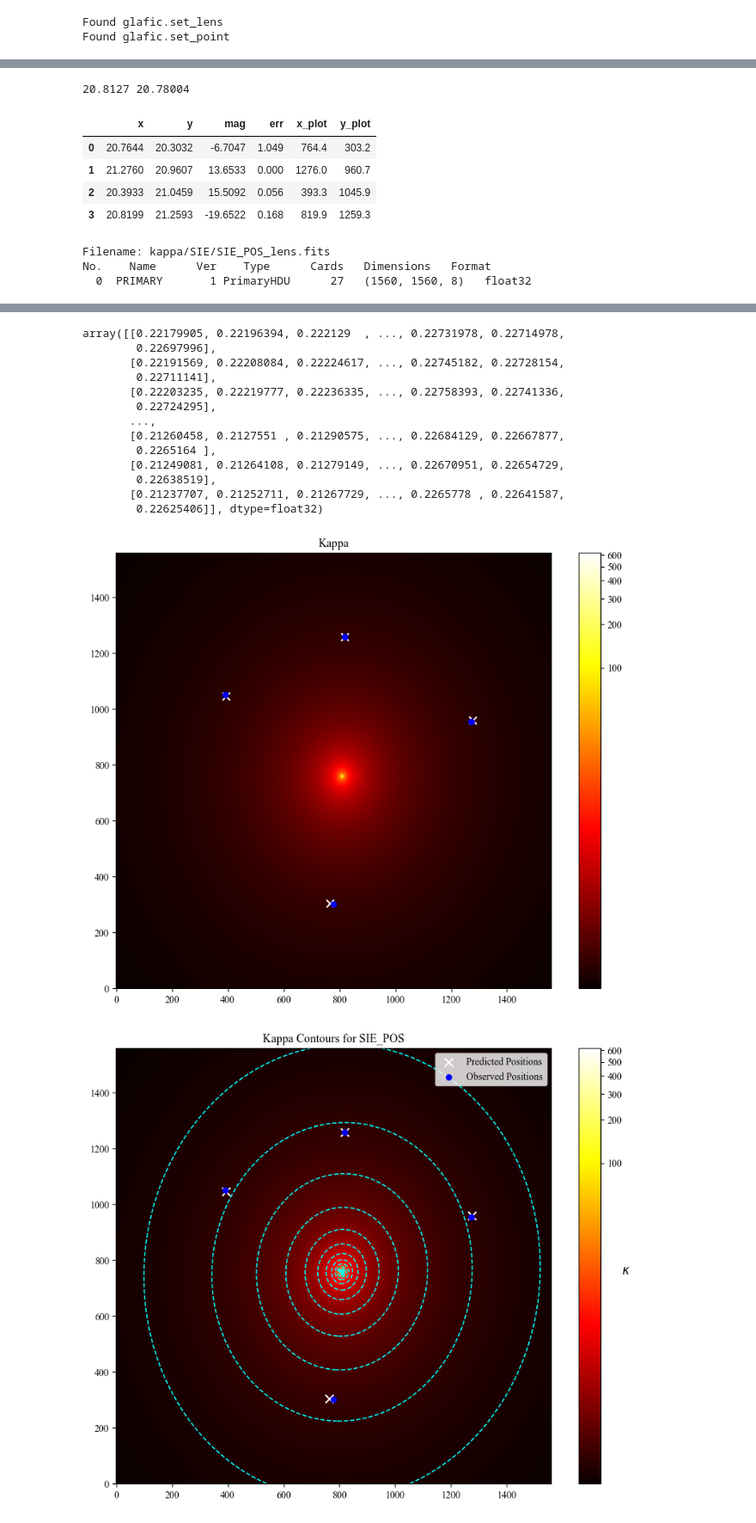
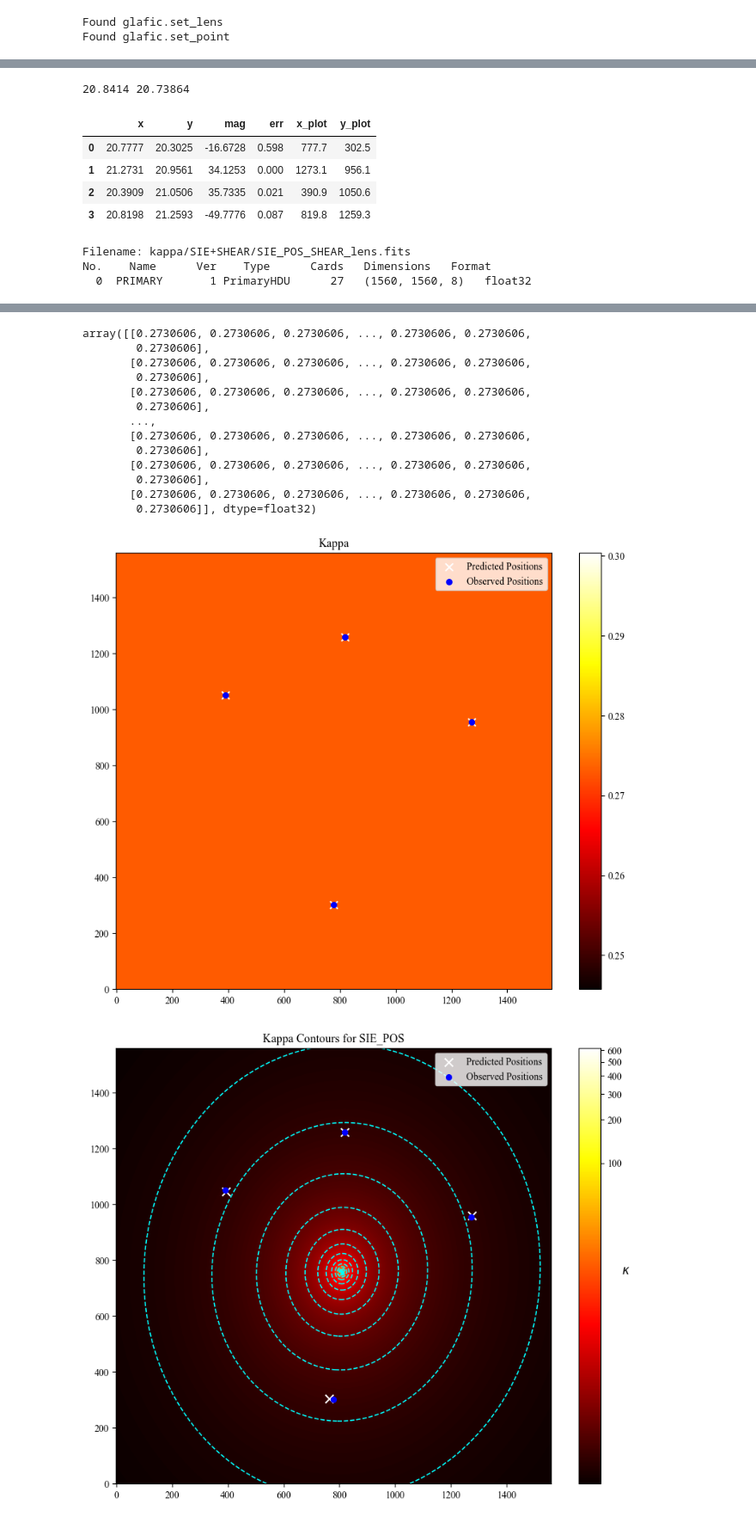
Before and after one commit to romms921/IllustrisTNG-Lens-Modelling, a Jupyter notebook: mass_profile_2.ipynb, the cells around one changed output, grey strips where cells are left out. Shown at 86% size. Cells and saved outputs as stored; diff of their text form; code cells hidden in the pictures.

Commit message:
sie pos shear run

```diff
--- a/mass_profile_2.ipynb
+++ b/mass_profile_2.ipynb
@@ -12,8 +12,8 @@ from astropy.io import fits
 import os
 # %%
 # Model Opening
-model_path = 'SIE'
-model_ver = 'SIE_POS'
+model_path = 'SIE+SHEAR'
+model_ver = 'SIE_POS_SHEAR'
 
 if 'POS+FLUX' in model_ver:
     constraint = 'pos_flux'
@@ -183,12 +183,12 @@ pred['x_plot'] = (pred['x'] - 20) / 0.001
 pred['y_plot'] = (pred['y'] - 20) / 0.001
 pred
 # %% [output]
-20.8127 20.78004
+20.8414 20.73864
 |  | x | y | mag | err | x_plot | y_plot |
-| 0 | 20.7644 | 20.3032 | -6.7047 | 1.049 | 764.4 | 303.2 |
-| 1 | 21.2760 | 20.9607 | 13.6533 | 0.000 | 1276.0 | 960.7 |
-| 2 | 20.3933 | 21.0459 | 15.5092 | 0.056 | 393.3 | 1045.9 |
-| 3 | 20.8199 | 21.2593 | -19.6522 | 0.168 | 819.9 | 1259.3 |
+| 0 | 20.7777 | 20.3025 | -16.6728 | 0.598 | 777.7 | 302.5 |
+| 1 | 21.2731 | 20.9561 | 34.1253 | 0.000 | 1273.1 | 956.1 |
+| 2 | 20.3909 | 21.0506 | 35.7335 | 0.021 | 390.9 | 1050.6 |
+| 3 | 20.8198 | 21.2593 | -49.7776 | 0.087 | 819.8 | 1259.3 |
 # %%
 # FITS File
 image = 'kappa/' + model_path + '/' + model_ver + '_lens' + '.fits'
@@ -196,7 +196,7 @@ image = 'kappa/' + model_path + '/' + model_ver + '_lens' + '.fits'
 hdu_list = fits.open(image)
 hdu_list.info()
 # %% [output]
-Filename: kappa/SIE/SIE_POS_lens.fits
+Filename: kappa/SIE+SHEAR/SIE_POS_SHEAR_lens.fits
 No.    Name      Ver    Type      Cards   Dimensions   Format
   0  PRIMARY       1 PrimaryHDU      27   (1560, 1560, 8)   float32
 # %%
@@ -225,31 +225,32 @@ kappa = hdu_list[0].data[3]
 kappa = np.array(kappa)
 kappa
 # %% [output]
-array([[0.22179905, 0.22196394, 0.222129  , ..., 0.22731978, 0.22714978,
-        0.22697996],
-       [0.22191569, 0.22208084, 0.22224617, ..., 0.22745182, 0.22728154,
-        0.22711141],
-       [0.22203235, 0.22219777, 0.22236335, ..., 0.22758393, 0.22741336,
-        0.22724295],
+array([[0.2730606, 0.2730606, 0.2730606, ..., 0.2730606, 0.2730606,
+        0.2730606],
+       [0.2730606, 0.2730606, 0.2730606, ..., 0.2730606, 0.2730606,
+        0.2730606],
+       [0.2730606, 0.2730606, 0.2730606, ..., 0.2730606, 0.2730606,
+        0.2730606],
        ...,
-       [0.21260458, 0.2127551 , 0.21290575, ..., 0.22684129, 0.22667877,
-        0.2265164 ],
-       [0.21249081, 0.21264108, 0.21279149, ..., 0.22670951, 0.22654729,
-        0.22638519],
-       [0.21237707, 0.21252711, 0.21267729, ..., 0.2265778 , 0.22641587,
-        0.22625406]], dtype=float32)
+       [0.2730606, 0.2730606, 0.2730606, ..., 0.2730606, 0.2730606,
+        0.2730606],
+       [0.2730606, 0.2730606, 0.2730606, ..., 0.2730606, 0.2730606,
+        0.2730606],
+       [0.2730606, 0.2730606, 0.2730606, ..., 0.2730606, 0.2730606,
+        0.2730606]], dtype=float32)
 # %%
-norm = ImageNormalize(stretch=LogStretch())
+norm = ImageNormalize(stretch=LinearStretch())
 plt.figure(figsize=(10, 8))
 plt.imshow(kappa, cmap='hot', interpolation='nearest', norm=norm)
 plt.gca().invert_yaxis()
 plt.colorbar()
 plt.scatter(pred['x_plot'], pred['y_plot'], c='white', s=60, label='Predicted Positions', marker='x')
 plt.scatter(plot_obs['x'], plot_obs['y'], c='blue', s=30, label='Observed Positions', marker='o')
 plt.title('Kappa')
+plt.legend()
 plt.show()
 # %% [output]
-[figure, old version]
+[figure, new version]
 # %%
 norm = ImageNormalize(kappa, stretch=LogStretch())
 plt.figure(figsize=(10, 8))
```
Also changed, not shown: parts of 4 cells of this notebook, 1 other file.
